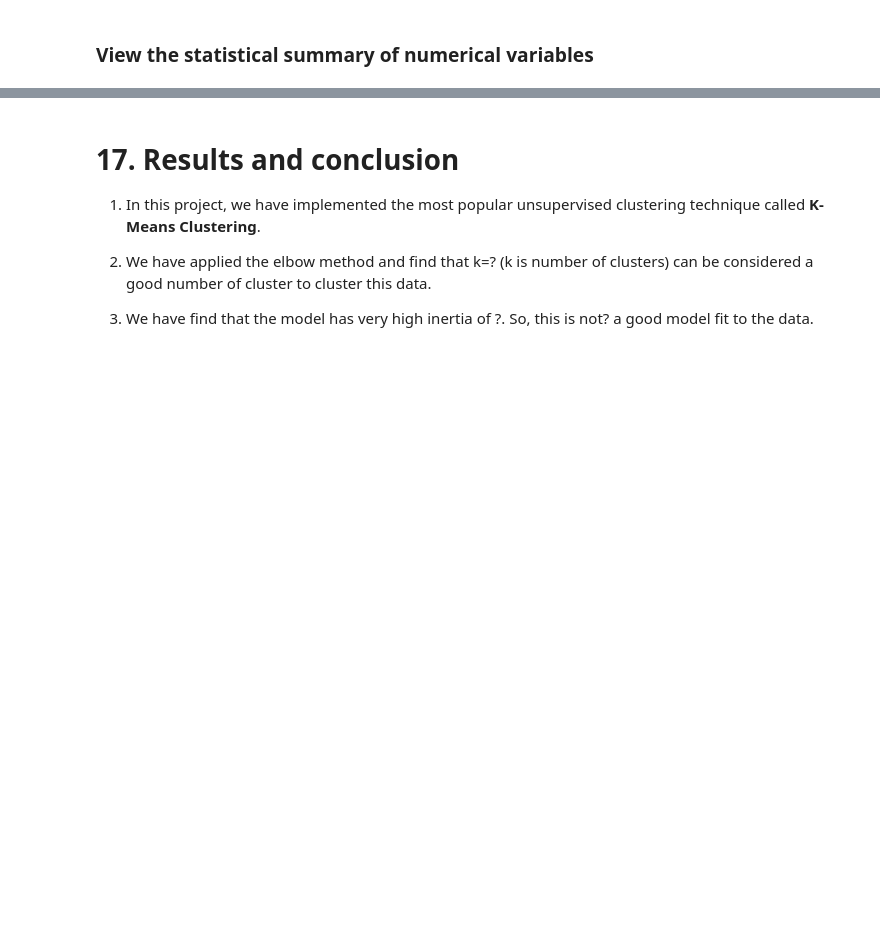
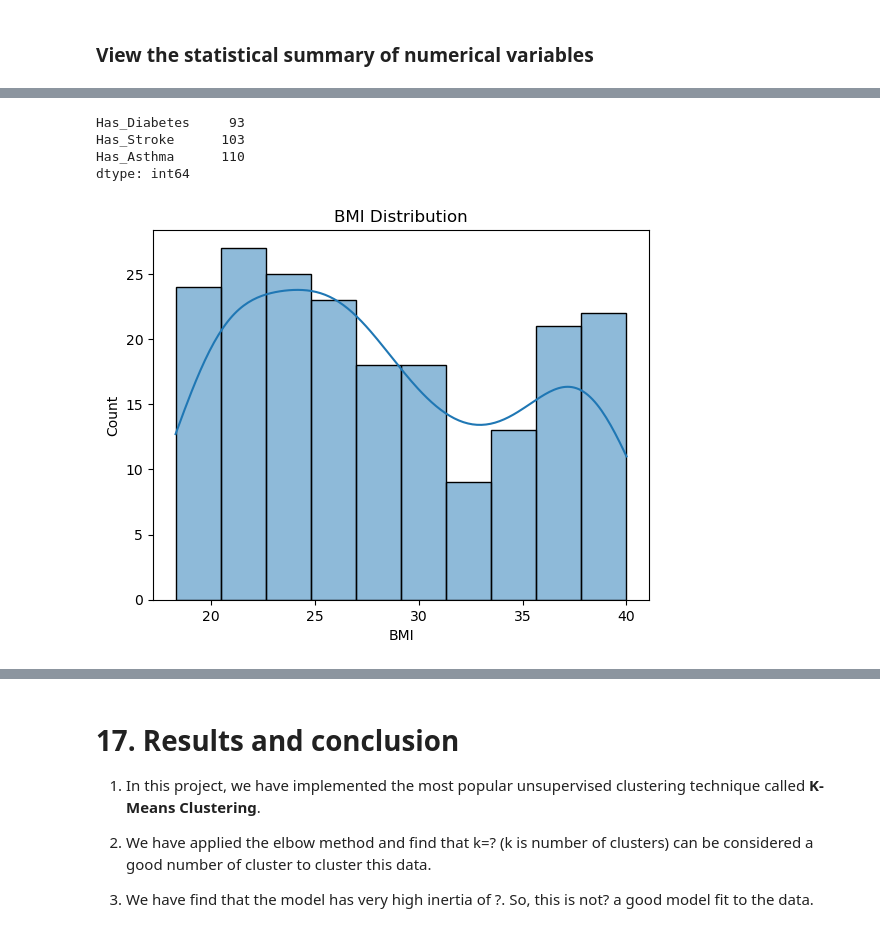
Before and after one commit to Ousoka/Kmeans, a Jupyter notebook: KA_BAKHOUM_k-means-clustering-with-python.ipynb, the cells around one changed output, grey strips where cells are left out. Drawn from its saved outputs; the diff is of its cells as text; code cells hidden in the pictures; blank space fills up the shorter version.

```diff
--- a/KA_BAKHOUM_k-means-clustering-with-python.ipynb
+++ b/KA_BAKHOUM_k-means-clustering-with-python.ipynb
@@ -572,0 +409,17 @@ We have achieved a relatively high accuracy of 62% with k=4.
+# %%
+# Count distribution for binary variables
+print(df[['Has_Diabetes', 'Has_Stroke', 'Has_Asthma']].sum())
+# %% [output]
+Has_Diabetes     93
+Has_Stroke      103
+Has_Asthma      110
+dtype: int64
+# %%
+# BMI Distribution
+sns.histplot(df['BMI'], bins=10, kde=True)
+plt.title("BMI Distribution")
+plt.xlabel("BMI")
+plt.ylabel("Count")
+plt.show()
+# %% [output]
+[figure, added]
```
Also changed, not shown: parts of 109 cells of this notebook.
